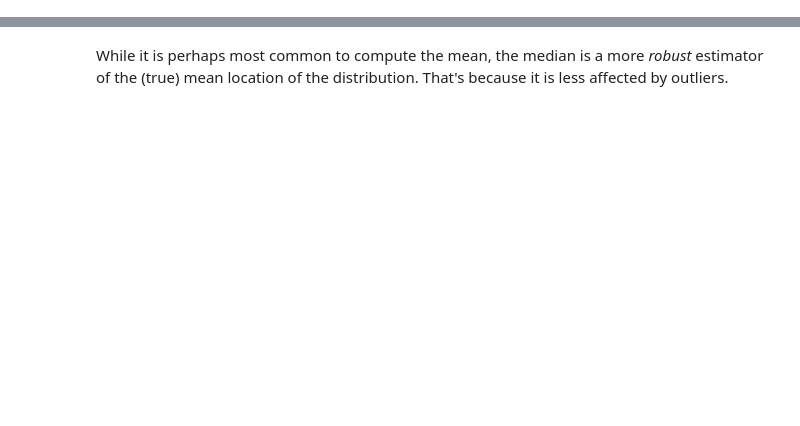
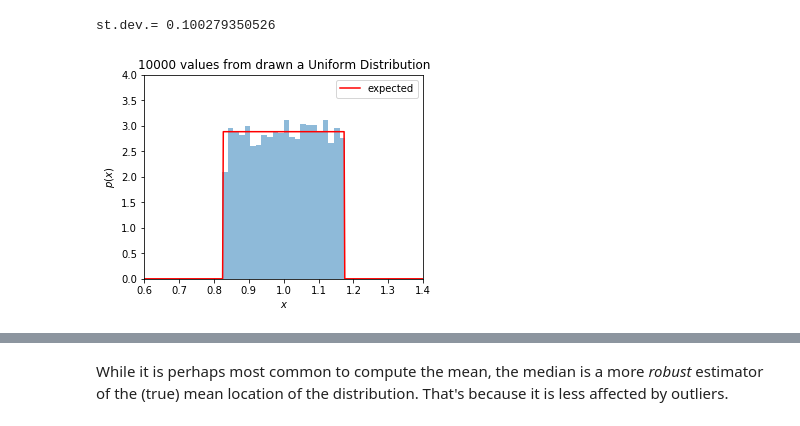
Before and after one commit to Ragadeepika-Pucha/astr-324-s17, a Jupyter notebook: notebooks/Week-2-Thu.ipynb, the cells around one changed output, grey strips where cells are left out. Drawn from its saved outputs; the diff is of its cells as text; code cells hidden in the pictures; blank space fills up the shorter version.

```diff
--- a/notebooks/Week-2-Thu.ipynb
+++ b/notebooks/Week-2-Thu.ipynb
@@ -41,0 +61,33 @@ print mean
+# %%
+### what if we don't draw from a gaussian distribution, but instead from a uniform distribution?
+# 2) draw k=10 numbers from a uniform distribution U(mu=1.0, W) and compute their mean; repeat this
+#    computation M=1000 times and plot the distribution of these M means; is this
+#    distribution well described by N(1.0, 0.1/sqrt(k))?
+# let's first see one (largish) sample drawn from uniform distribution
+k = 10
+M = 10000
+mu = 1.0
+sigma = 0.1
+W = sigma*np.sqrt(12.0)  # same standard deviation as for gaussian
+left = mu - 0.5 * W
+x = uniform(left, W).rvs(10000) # here we draw 10000 numbers between 0.8268 and 1.1732
+print 'st.dev.=',np.std(x)
+# now plot the histogram of values in array means
+fig, ax = plt.subplots(figsize=(5, 3.75))
+# histogram the data
+ax.hist(x, bins=np.linspace(0.6, 1.4, 51),
+            histtype='stepfilled', alpha=0.5, normed=True)
+# expected uniform distribution
+xGrid = np.linspace(0, 2, 1000)
+flat = uniform(left,W).pdf(xGrid)  # this is a function of x: gauss(x)
+plt.plot(xGrid, flat, ls='-', c='red', label='expected')
+plt.xlim(0.6, 1.4)
+plt.ylim(0, 4)
+plt.xlabel('$x$')
+plt.ylabel(r'$p(x)$')
+plt.title('10000 values from drawn a Uniform Distribution')
+plt.legend()
+plt.show()
+# %% [output]
+st.dev.= 0.100279350526
+[figure, added]
```
Also changed, not shown: parts of 85 cells of this notebook.
